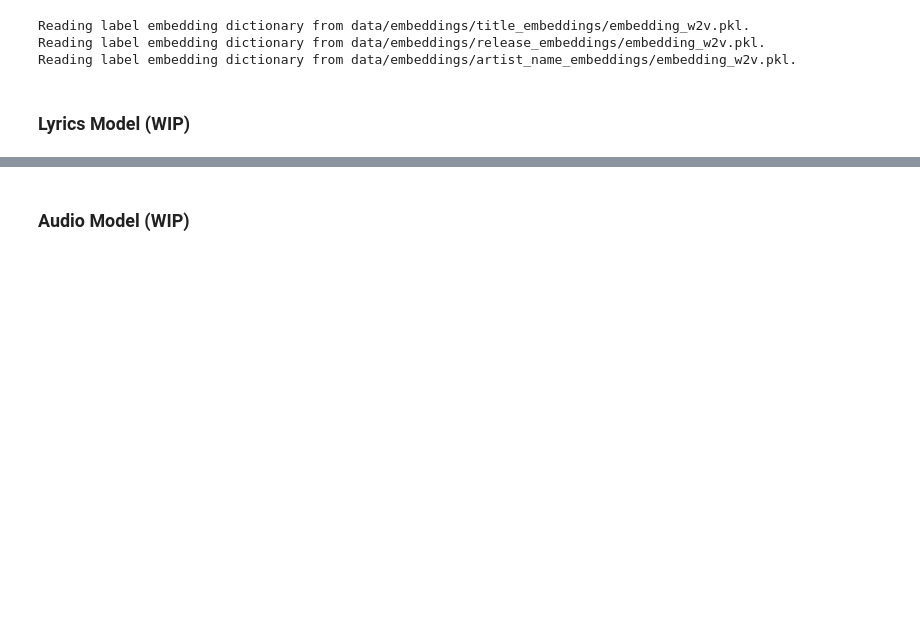
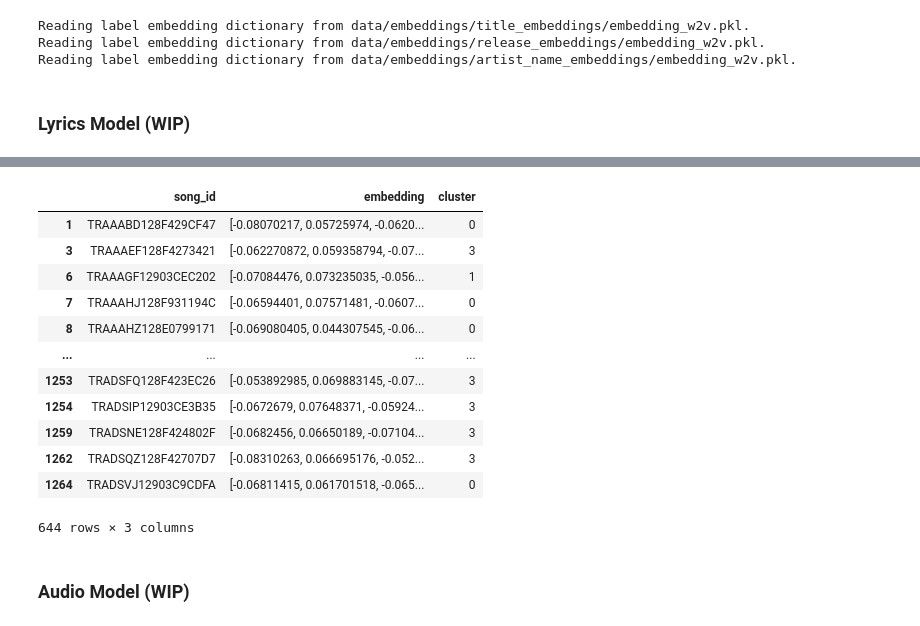
Before and after one commit to dsoman24/multimodal-music-recommender, a Jupyter notebook: full_pipeline.ipynb, the cells around one changed output, grey strips where cells are left out. Saved outputs shown, nothing was run; the diff lists cells and outputs as text; code cells hidden in the pictures; blank space fills up the shorter version.

```diff
--- a/full_pipeline.ipynb
+++ b/full_pipeline.ipynb
@@ -144,3 +190,19 @@ Reading label embedding dictionary from data/embeddings/artist_name_embeddings/e
+# %%
+lyrics_model.get_lyrics_embeddings()
+# %% [output]
+|  | song_id | embedding | cluster |
+| 1 | TRAAABD128F429CF47 | [-0.08070217, 0.05725974, -0.0620... | 0 |
+| 3 | TRAAAEF128F4273421 | [-0.062270872, 0.059358794, -0.07... | 3 |
+| 6 | TRAAAGF12903CEC202 | [-0.07084476, 0.073235035, -0.056... | 1 |
+| 7 | TRAAAHJ128F931194C | [-0.06594401, 0.07571481, -0.0607... | 0 |
+| 8 | TRAAAHZ128E0799171 | [-0.069080405, 0.044307545, -0.06... | 0 |
+| ... | ... | ... | ... |
+| 1253 | TRADSFQ128F423EC26 | [-0.053892985, 0.069883145, -0.07... | 3 |
+| 1254 | TRADSIP12903CE3B35 | [-0.0672679, 0.07648371, -0.05924... | 3 |
+| 1259 | TRADSNE128F424802F | [-0.0682456, 0.06650189, -0.07104... | 3 |
+| 1262 | TRADSQZ128F42707D7 | [-0.08310263, 0.066695176, -0.052... | 3 |
+| 1264 | TRADSVJ12903C9CDFA | [-0.06811415, 0.061701518, -0.065... | 0 |
+644 rows × 3 columns
 # %% [markdown]
 ### Audio Model (WIP)
 # %% [markdown]
```
Also changed, not shown: parts of 16 cells of this notebook, 43 other files.
